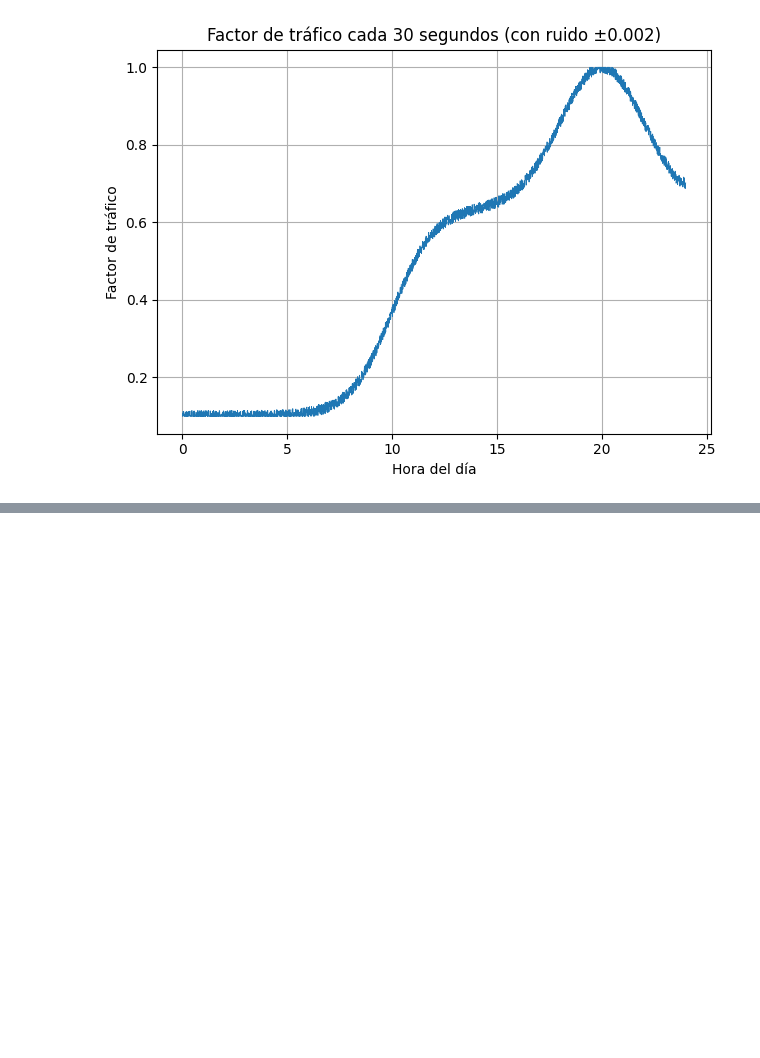
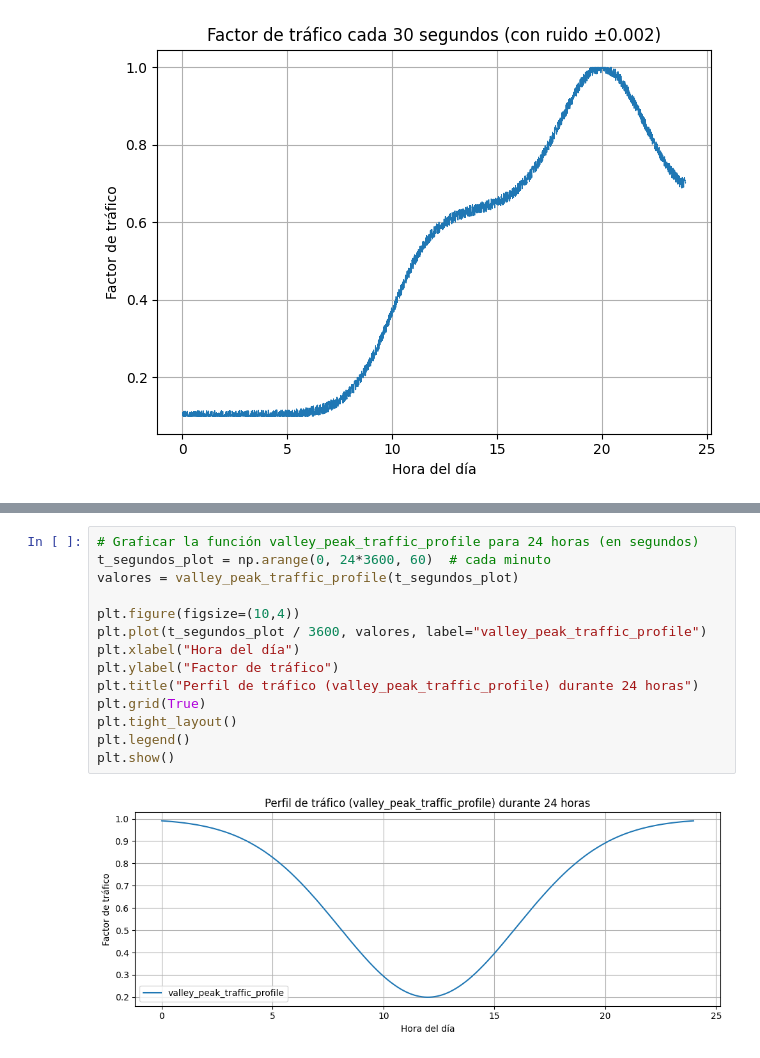
Before and after one commit to 6G-XTREME/PoF_Simulator, a Jupyter notebook: mocks/pruebas_funcion_picovalle/prueba1.ipynb, the cells around one changed output, grey strips where cells are left out. Saved outputs shown, nothing was run; the diff lists cells and outputs as text; blank space fills up the shorter version.

```diff
--- a/mocks/pruebas_funcion_picovalle/prueba1.ipynb
+++ b/mocks/pruebas_funcion_picovalle/prueba1.ipynb
@@ -135,0 +202,16 @@ plt.show()
+# %%
+# Graficar la función valley_peak_traffic_profile para 24 horas (en segundos)
+t_segundos_plot = np.arange(0, 24*3600, 60)  # cada minuto
+valores = valley_peak_traffic_profile(t_segundos_plot)
+
+plt.figure(figsize=(10,4))
+plt.plot(t_segundos_plot / 3600, valores, label="valley_peak_traffic_profile")
+plt.xlabel("Hora del día")
+plt.ylabel("Factor de tráfico")
+plt.title("Perfil de tráfico (valley_peak_traffic_profile) durante 24 horas")
+plt.grid(True)
+plt.tight_layout()
+plt.legend()
+plt.show()
+# %% [output]
+[figure, added]
```
Also changed, not shown: parts of 12 cells of this notebook, 3 other files.
